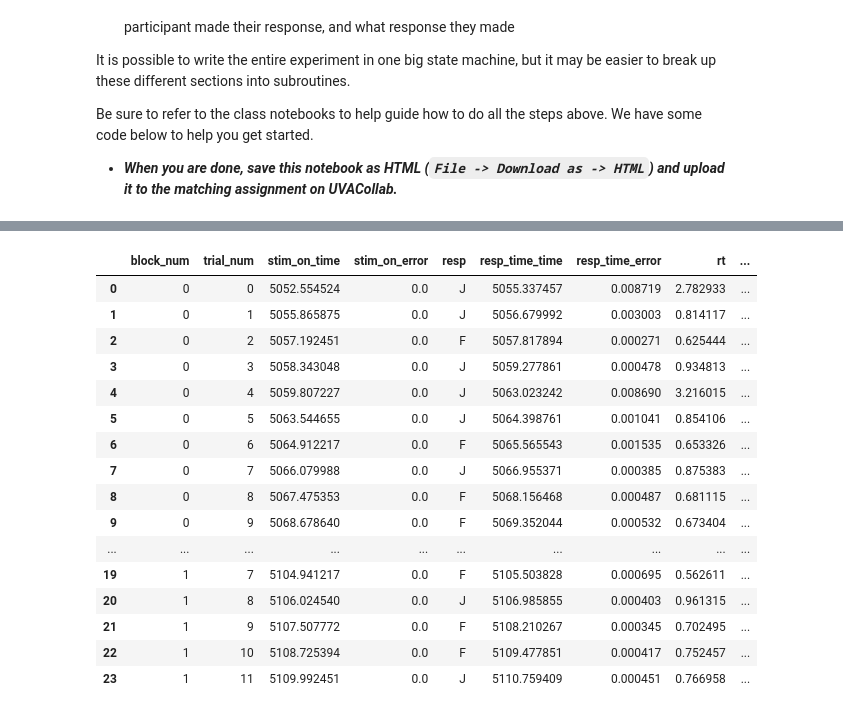
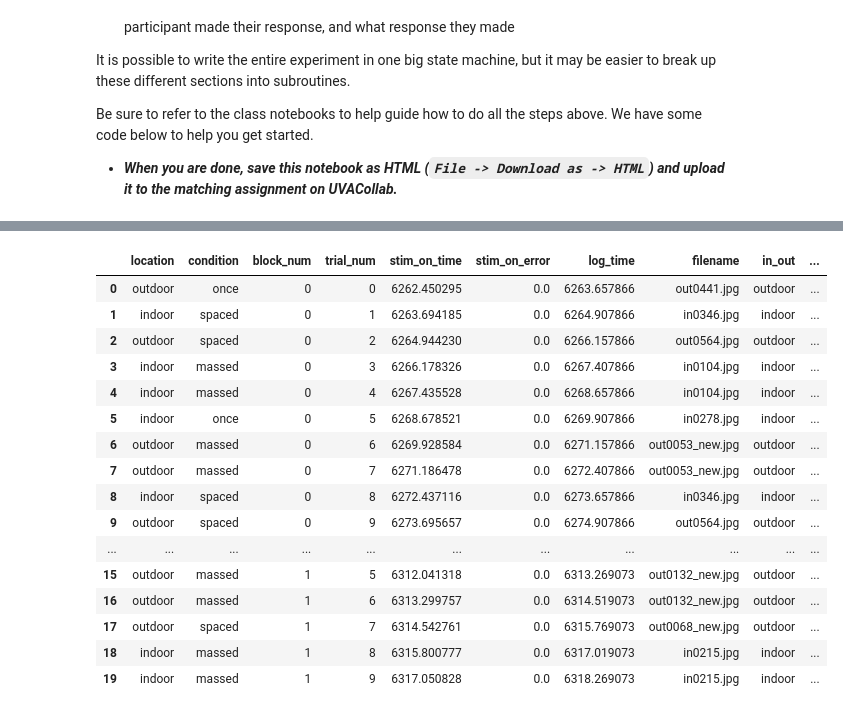
Before and after one commit to cs-hall/compsy, a Jupyter notebook: assignments/A03_SMILE_Experiment_csh4hf.ipynb, the cells around one changed output, grey strips where cells are left out. Drawn from its saved outputs; the diff is of its cells as text; code cells hidden in the pictures.

```diff
--- a/assignments/A03_SMILE_Experiment_csh4hf.ipynb
+++ b/assignments/A03_SMILE_Experiment_csh4hf.ipynb
@@ -561,25 +550,27 @@ outdoor.csv 309
 # %%
 from smile.log import log2dl
 import pandas as pd
 
-test = log2dl('data/OLDNEW/test000/20231005_232738/log_old-new-test_0.slog')
-df_test = pd.DataFrame(test)
-df_test
+path = "data/OLDNEW/test000/20231005_234801/"
+
+study = log2dl(path + "log_old-new-study_0.slog")
+df_study = pd.DataFrame(study)
+df_study
 # %% [output]
-|  | block_num | trial_num | stim_on_time | stim_on_error | resp | resp_time_time | resp_time_error | rt | ... |
-| 0 | 0 | 0 | 5052.554524 | 0.0 | J | 5055.337457 | 0.008719 | 2.782933 | ... |
-| 1 | 0 | 1 | 5055.865875 | 0.0 | J | 5056.679992 | 0.003003 | 0.814117 | ... |
-| 2 | 0 | 2 | 5057.192451 | 0.0 | F | 5057.817894 | 0.000271 | 0.625444 | ... |
-| 3 | 0 | 3 | 5058.343048 | 0.0 | J | 5059.277861 | 0.000478 | 0.934813 | ... |
-| 4 | 0 | 4 | 5059.807227 | 0.0 | J | 5063.023242 | 0.008690 | 3.216015 | ... |
-| 5 | 0 | 5 | 5063.544655 | 0.0 | J | 5064.398761 | 0.001041 | 0.854106 | ... |
-| 6 | 0 | 6 | 5064.912217 | 0.0 | F | 5065.565543 | 0.001535 | 0.653326 | ... |
-| 7 | 0 | 7 | 5066.079988 | 0.0 | J | 5066.955371 | 0.000385 | 0.875383 | ... |
-| 8 | 0 | 8 | 5067.475353 | 0.0 | F | 5068.156468 | 0.000487 | 0.681115 | ... |
-| 9 | 0 | 9 | 5068.678640 | 0.0 | F | 5069.352044 | 0.000532 | 0.673404 | ... |
-| ... | ... | ... | ... | ... | ... | ... | ... | ... | ... |
-| 19 | 1 | 7 | 5104.941217 | 0.0 | F | 5105.503828 | 0.000695 | 0.562611 | ... |
-| 20 | 1 | 8 | 5106.024540 | 0.0 | J | 5106.985855 | 0.000403 | 0.961315 | ... |
-| 21 | 1 | 9 | 5107.507772 | 0.0 | F | 5108.210267 | 0.000345 | 0.702495 | ... |
-| 22 | 1 | 10 | 5108.725394 | 0.0 | F | 5109.477851 | 0.000417 | 0.752457 | ... |
-| 23 | 1 | 11 | 5109.992451 | 0.0 | J | 5110.759409 | 0.000451 | 0.766958 | ... |
+|  | location | condition | block_num | trial_num | stim_on_time | stim_on_error | log_time | filename | in_out | ... |
+| 0 | outdoor | once | 0 | 0 | 6262.450295 | 0.0 | 6263.657866 | out0441.jpg | outdoor | ... |
+| 1 | indoor | spaced | 0 | 1 | 6263.694185 | 0.0 | 6264.907866 | in0346.jpg | indoor | ... |
+| 2 | outdoor | spaced | 0 | 2 | 6264.944230 | 0.0 | 6266.157866 | out0564.jpg | outdoor | ... |
+| 3 | indoor | massed | 0 | 3 | 6266.178326 | 0.0 | 6267.407866 | in0104.jpg | indoor | ... |
+| 4 | indoor | massed | 0 | 4 | 6267.435528 | 0.0 | 6268.657866 | in0104.jpg | indoor | ... |
+| 5 | indoor | once | 0 | 5 | 6268.678521 | 0.0 | 6269.907866 | in0278.jpg | indoor | ... |
+| 6 | outdoor | massed | 0 | 6 | 6269.928584 | 0.0 | 6271.157866 | out0053_new.jpg | outdoor | ... |
+| 7 | outdoor | massed | 0 | 7 | 6271.186478 | 0.0 | 6272.407866 | out0053_new.jpg | outdoor | ... |
+| 8 | indoor | spaced | 0 | 8 | 6272.437116 | 0.0 | 6273.657866 | in0346.jpg | indoor | ... |
+| 9 | outdoor | spaced | 0 | 9 | 6273.695657 | 0.0 | 6274.907866 | out0564.jpg | outdoor | ... |
+| ... | ... | ... | ... | ... | ... | ... | ... | ... | ... | ... |
+| 15 | outdoor | massed | 1 | 5 | 6312.041318 | 0.0 | 6313.269073 | out0132_new.jpg | outdoor | ... |
+| 16 | outdoor | massed | 1 | 6 | 6313.299757 | 0.0 | 6314.519073 | out0132_new.jpg | outdoor | ... |
+| 17 | outdoor | spaced | 1 | 7 | 6314.542761 | 0.0 | 6315.769073 | out0068_new.jpg | outdoor | ... |
+| 18 | indoor | massed | 1 | 8 | 6315.800777 | 0.0 | 6317.019073 | in0215.jpg | indoor | ... |
+| 19 | indoor | massed | 1 | 9 | 6317.050828 | 0.0 | 6318.269073 | in0215.jpg | indoor | ... |
```
Also changed, not shown: parts of 4 cells of this notebook, 1 other file.
